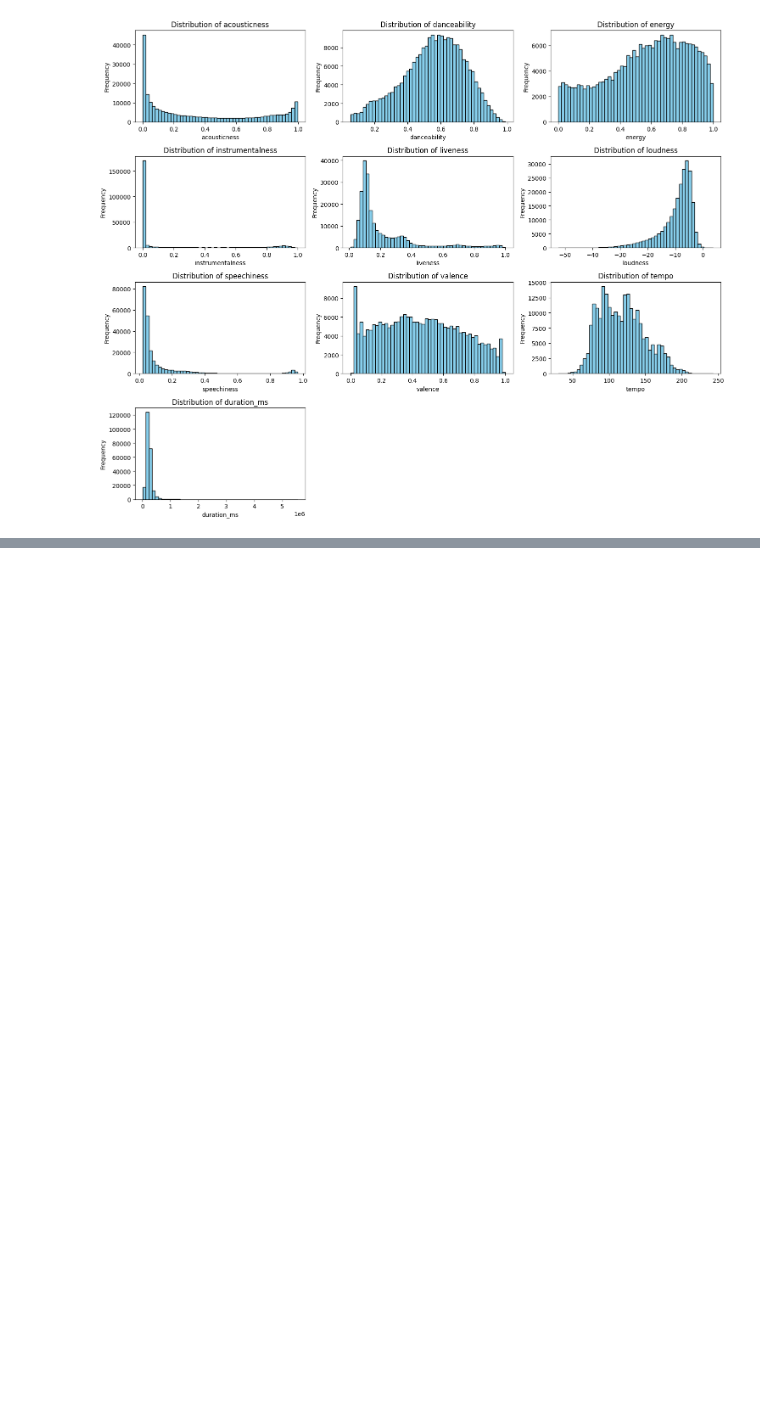
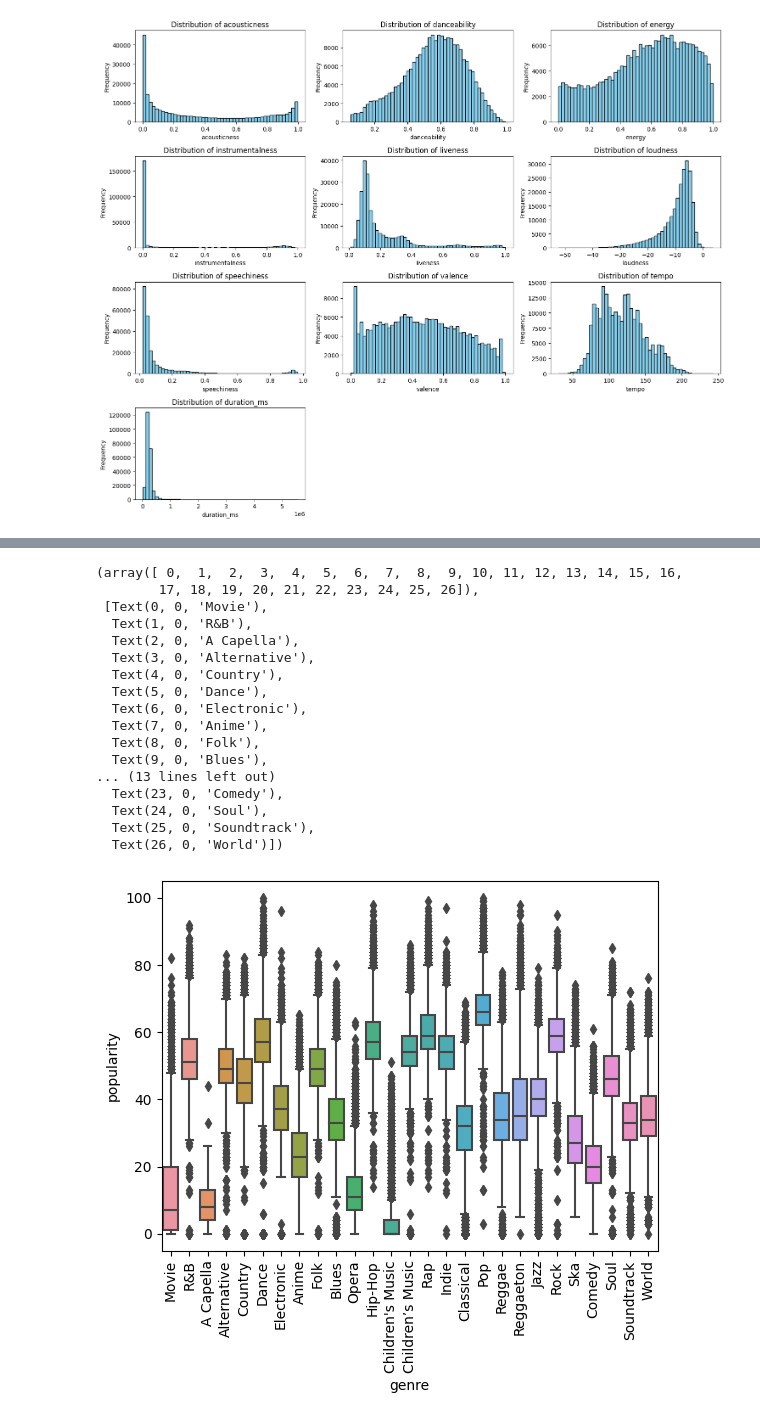
Before and after one commit to amishra-D/spotify, a Jupyter notebook: spotify.ipynb, the cells around one changed output, grey strips where cells are left out. Cells and saved outputs as stored; diff of their text form; code cells hidden in the pictures; blank space fills up the shorter version.

```diff
--- a/spotify.ipynb
+++ b/spotify.ipynb
@@ -144,0 +175,22 @@ plt.show()
+# %%
+sns.boxplot(x='genre', y='popularity', data=df)
+plt.xticks(rotation=90)
+# %% [output]
+(array([ 0,  1,  2,  3,  4,  5,  6,  7,  8,  9, 10, 11, 12, 13, 14, 15, 16,
+        17, 18, 19, 20, 21, 22, 23, 24, 25, 26]),
+ [Text(0, 0, 'Movie'),
+  Text(1, 0, 'R&B'),
+  Text(2, 0, 'A Capella'),
+  Text(3, 0, 'Alternative'),
+  Text(4, 0, 'Country'),
+  Text(5, 0, 'Dance'),
+  Text(6, 0, 'Electronic'),
+  Text(7, 0, 'Anime'),
+  Text(8, 0, 'Folk'),
+  Text(9, 0, 'Blues'),
+... (13 lines left out)
+  Text(23, 0, 'Comedy'),
+  Text(24, 0, 'Soul'),
+  Text(25, 0, 'Soundtrack'),
+  Text(26, 0, 'World')])
+[figure, added]
```
Also changed, not shown: parts of 10 cells of this notebook.
